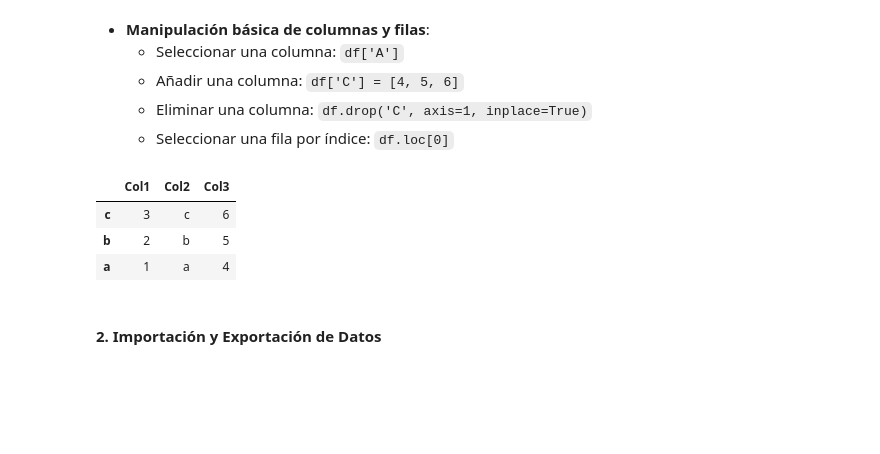
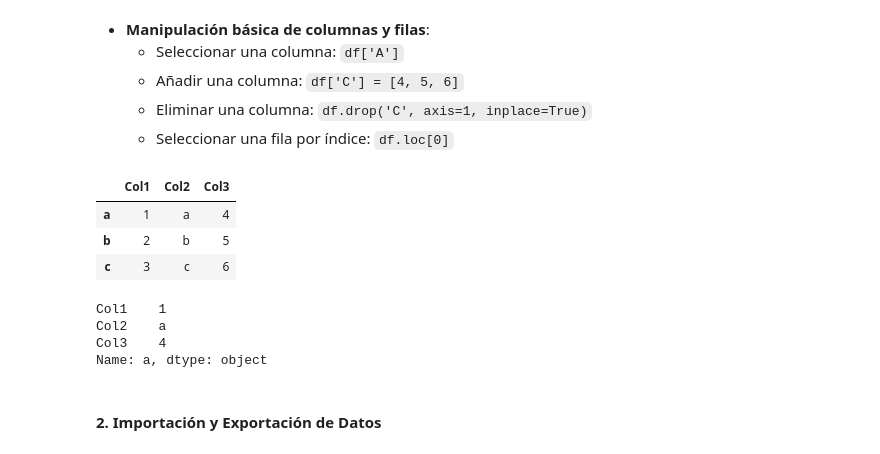
Before and after one commit to DanAndCastRod/python_DataScience, a Jupyter notebook: Session3_colab.ipynb, the cells around one changed output. Drawn from its saved outputs; the diff is of its cells as text; code cells hidden in the pictures; blank space fills up the shorter version.

```diff
--- a/Session3_colab.ipynb
+++ b/Session3_colab.ipynb
@@ -315,12 +342,20 @@ df
 # %%
 df['Col3'] = [4,5,6]
 df.drop('Col2', axis = 1)
-df.sort_values('Col3', ascending = False)
+df.sort_values('Col1', ascending = True)
 # %% [output]
 |  | Col1 | Col2 | Col3 |
+| a | 1 | a | 4 |
+| b | 2 | b | 5 |
 | c | 3 | c | 6 |
-| b | 2 | b | 5 |
-| a | 1 | a | 4 |
+# %%
+df.loc["a"]
+df.iloc[0]
+# %% [output]
+Col1    1
+Col2    a
+Col3    4
+Name: a, dtype: object
 # %% [markdown]
 #### 2. Importación y Exportación de Datos
 # %% [markdown]
```
Also changed, not shown: parts of 32 cells of this notebook, 3 other files.
